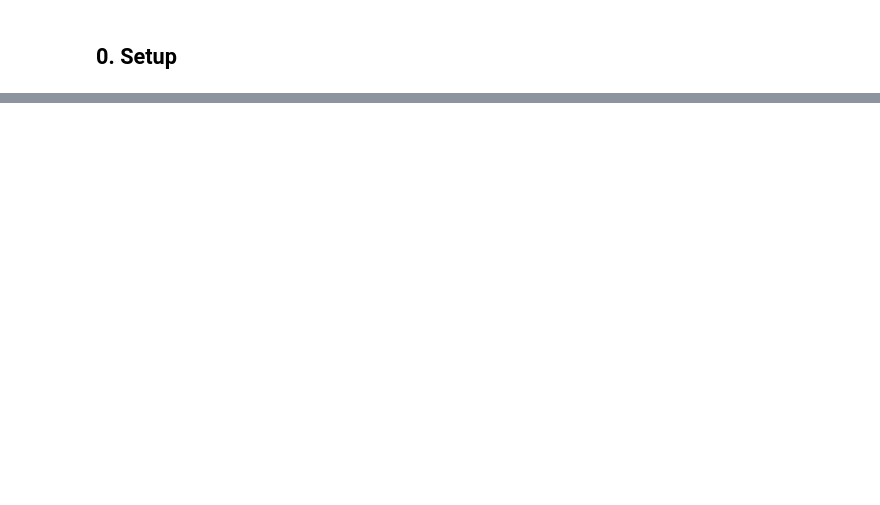
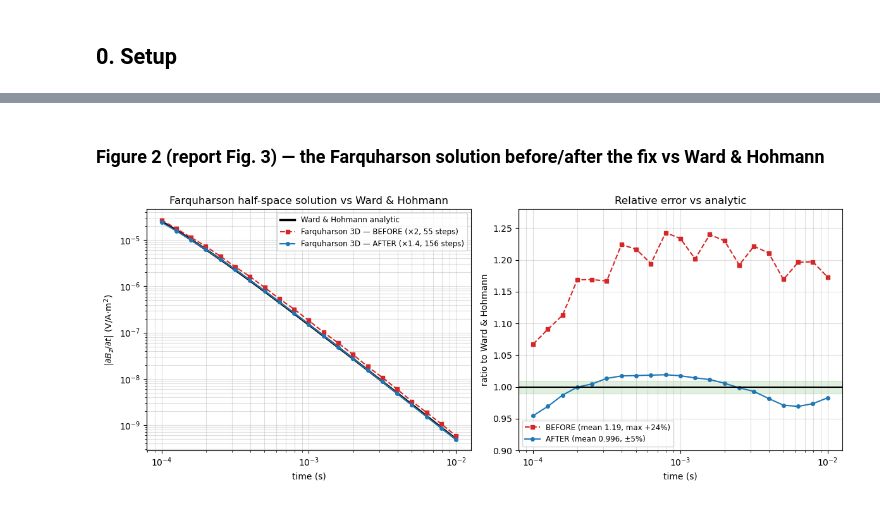
Before and after one commit to lheagy/comparision_tdem_Li_et_al_2017, a Jupyter notebook: halfspace_validation_and_timestep_fix.ipynb, the cells around one changed output, grey strips where cells are left out. Drawn from its saved outputs; the diff is of its cells as text; code cells hidden in the pictures; blank space fills up the shorter version.

```diff
--- a/halfspace_validation_and_timestep_fix.ipynb
+++ b/halfspace_validation_and_timestep_fix.ipynb
@@ -284,0 +216,20 @@ need to change.
+# %% [markdown]
+### Figure 2 (report Fig. 3) — the Farquharson solution before/after the fix vs Ward & Hohmann
+# %%
+fig, ax = plt.subplots(1, 2, figsize=(12, 4.8))
+ax[0].loglog(times, d_anal, 'k-', lw=2.5, label='Ward & Hohmann analytic')
+ax[0].loglog(times, R["baseline"], 'C3s--', ms=5, label='Farquharson 3D — BEFORE (×2, 55 steps)')
+ax[0].loglog(times, R["fix"], 'C0o-', ms=4, label='Farquharson 3D — AFTER (×1.4, 156 steps)')
+ax[0].set_xlabel('time (s)'); ax[0].set_ylabel(r'$|\partial B_z/\partial t|$ (V/A·m$^2$)')
+ax[0].grid(True, which='both', alpha=.4); ax[0].legend(fontsize=8.5)
+ax[0].set_title('Farquharson half-space solution vs Ward & Hohmann')
+ax[1].semilogx(times, R["baseline"]/d_anal, 'C3s--', ms=5,
+               label=f'BEFORE (mean {(R["baseline"]/d_anal).mean():.2f}, max +{(R["baseline"]/d_anal-1).max()*100:.0f}%)')
+ax[1].semilogx(times, R["fix"]/d_anal, 'C0o-', ms=4,
+               label=f'AFTER (mean {(R["fix"]/d_anal).mean():.3f}, ±{np.abs(R["fix"]/d_anal-1).max()*100:.0f}%)')
+ax[1].axhspan(0.99, 1.01, color='green', alpha=.12); ax[1].axhline(1, color='k', lw=1.5)
+ax[1].set_ylim(0.9, 1.28); ax[1].set_xlabel('time (s)'); ax[1].set_ylabel('ratio to Ward & Hohmann')
+ax[1].grid(True, which='both', alpha=.4); ax[1].legend(fontsize=8.5); ax[1].set_title('Relative error vs analytic')
+plt.tight_layout(); plt.savefig('fig_farquarson_before_after.png', dpi=130); plt.show()
+# %% [output]
+[figure, added]
```
Also changed, not shown: parts of 42 cells of this notebook, 6 other files.
